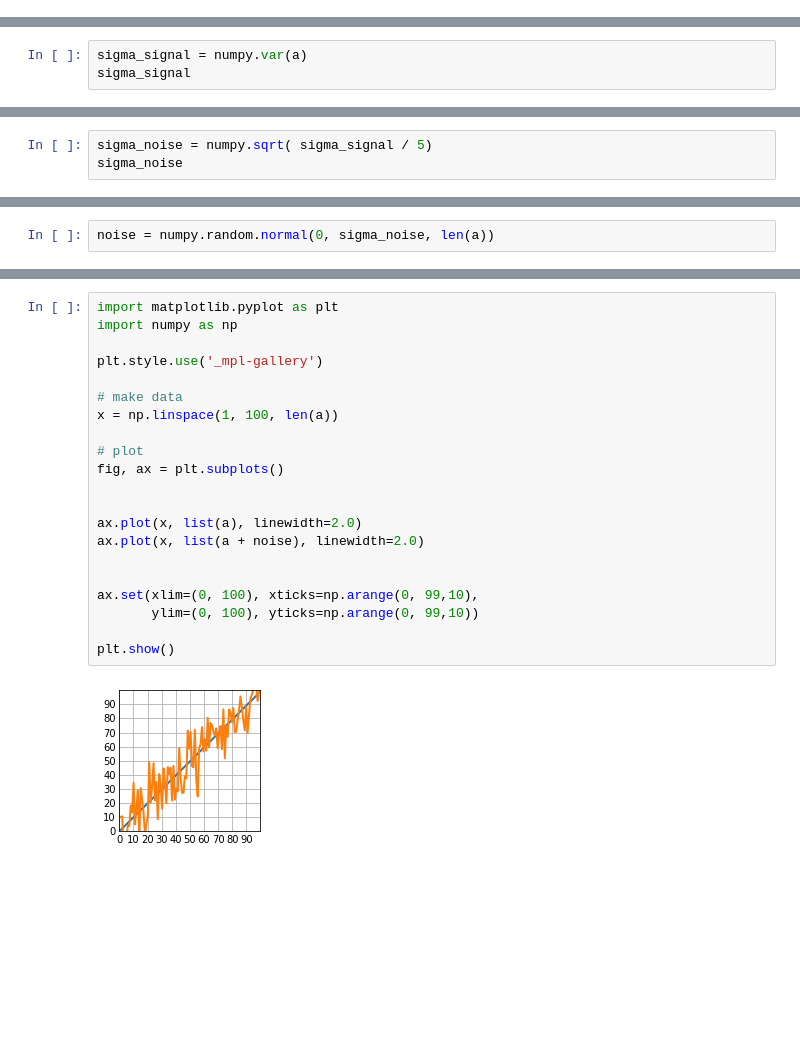
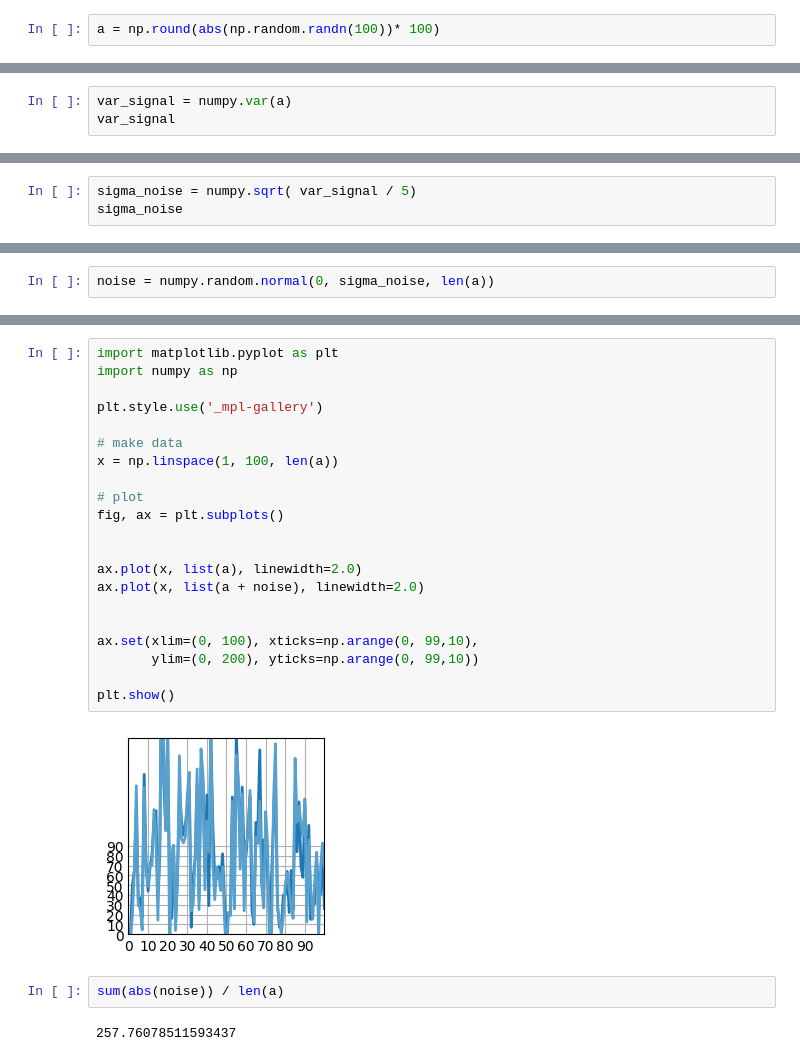
Before and after one commit to vantage6/v6-kaplan-meier-py, a Jupyter notebook: utils/noise.ipynb, the cells around one changed output, grey strips where cells are left out. Saved outputs shown, nothing was run; the diff lists cells and outputs as text; blank space fills up the shorter version.

```diff
--- a/utils/noise.ipynb
+++ b/utils/noise.ipynb
@@ -2,0 +1,2 @@ a = range(1,100)
+# %%
+a = np.round(abs(np.random.randn(100))* 100)
@@ -74,4 +83,4 @@ plt.show()
 # %%
-sigma_signal = numpy.var(a)
-sigma_signal
+var_signal = numpy.var(a)
+var_signal
 # %% [output]
@@ -79,4 +88,4 @@ sigma_signal
 # %%
-sigma_noise = numpy.sqrt( sigma_signal / 5)
+sigma_noise = numpy.sqrt( var_signal / 5)
 sigma_noise
 # %% [output]
@@ -106,23 +115,27 @@ array([ 10.1195004 ,  10.57992031, -12.88551135, -12.609376  ,
 # %%
 import matplotlib.pyplot as plt
 import numpy as np
 
 plt.style.use('_mpl-gallery')
 
 # make data
 x = np.linspace(1, 100, len(a))
 
 # plot
 fig, ax = plt.subplots()
 
 
 ax.plot(x, list(a), linewidth=2.0)
 ax.plot(x, list(a + noise), linewidth=2.0)
 
 
 ax.set(xlim=(0, 100), xticks=np.arange(0, 99,10),
-       ylim=(0, 100), yticks=np.arange(0, 99,10))
+       ylim=(0, 200), yticks=np.arange(0, 99,10))
 
 plt.show()
 # %% [output]
-[figure, old version]
+[figure, new version]
+# %%
+sum(abs(noise)) / len(a)
+# %% [output]
+257.76078511593437
```
Also changed, not shown: parts of 10 cells of this notebook, 4 other files.
